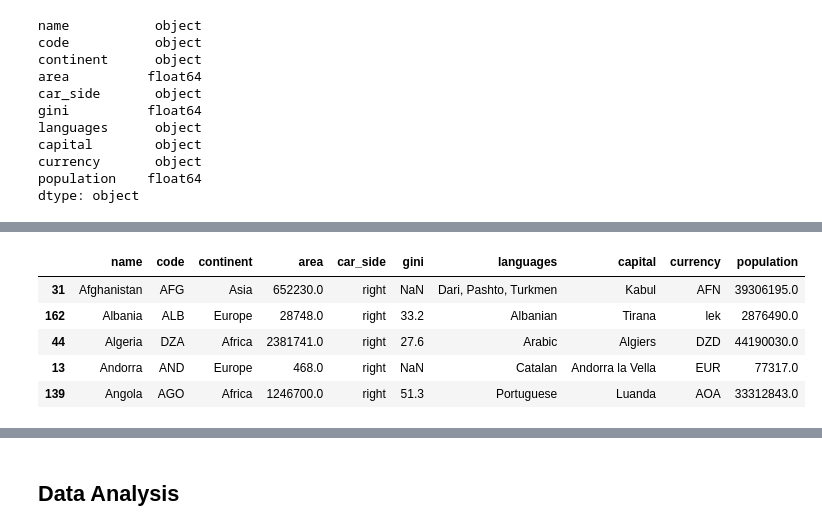
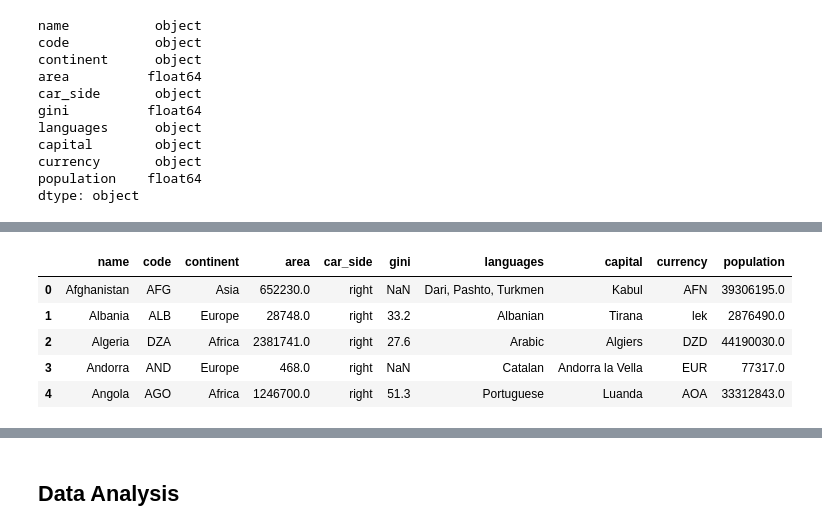
Before and after one commit to nadpierre/countries-eda-project, a Jupyter notebook: Country Analysis.ipynb, the cells around one changed output, grey strips where cells are left out. Cells and saved outputs as stored; diff of their text form; code cells hidden in the pictures.

```diff
--- a/Country Analysis.ipynb
+++ b/Country Analysis.ipynb
@@ -270,3 +270,12 @@ capital        object
 currency       object
 population    float64
 dtype: object
+# %%
+# Remove whitespaces from string columns
+countries['name'] = countries['name'].str.strip()
+countries['code'] = countries['code'].str.strip()
+countries['continent'] = countries['continent'].str.strip()
+countries['car_side'] = countries['car_side'].str.strip()
+countries['capital'] = countries['capital'].str.strip()
+countries['currency'] = countries['currency'].str.strip()
+countries.head()
@@ -273,14 +289,14 @@ dtype: object
 # %%
-# Sort countries in alphabetical order
-countries = countries.sort_values(by='name')
+# Sort countries in alphabetical order and reset index
+countries = countries.sort_values(by='name').reset_index(drop=True)
 countries.head(5)
 # %% [output]
 |  | name | code | continent | area | car_side | gini | languages | capital | currency | population |
-| 31 | Afghanistan | AFG | Asia | 652230.0 | right | NaN | Dari, Pashto, Turkmen | Kabul | AFN | 39306195.0 |
-| 162 | Albania | ALB | Europe | 28748.0 | right | 33.2 | Albanian | Tirana | lek | 2876490.0 |
-| 44 | Algeria | DZA | Africa | 2381741.0 | right | 27.6 | Arabic | Algiers | DZD | 44190030.0 |
-| 13 | Andorra | AND | Europe | 468.0 | right | NaN | Catalan | Andorra la Vella | EUR | 77317.0 |
-| 139 | Angola | AGO | Africa | 1246700.0 | right | 51.3 | Portuguese | Luanda | AOA | 33312843.0 |
+| 0 | Afghanistan | AFG | Asia | 652230.0 | right | NaN | Dari, Pashto, Turkmen | Kabul | AFN | 39306195.0 |
+| 1 | Albania | ALB | Europe | 28748.0 | right | 33.2 | Albanian | Tirana | lek | 2876490.0 |
+| 2 | Algeria | DZA | Africa | 2381741.0 | right | 27.6 | Arabic | Algiers | DZD | 44190030.0 |
+| 3 | Andorra | AND | Europe | 468.0 | right | NaN | Catalan | Andorra la Vella | EUR | 77317.0 |
+| 4 | Angola | AGO | Africa | 1246700.0 | right | 51.3 | Portuguese | Luanda | AOA | 33312843.0 |
 # %%
 countries.tail()
 # %% [output]
```
Also changed, not shown: parts of 17 cells of this notebook.
